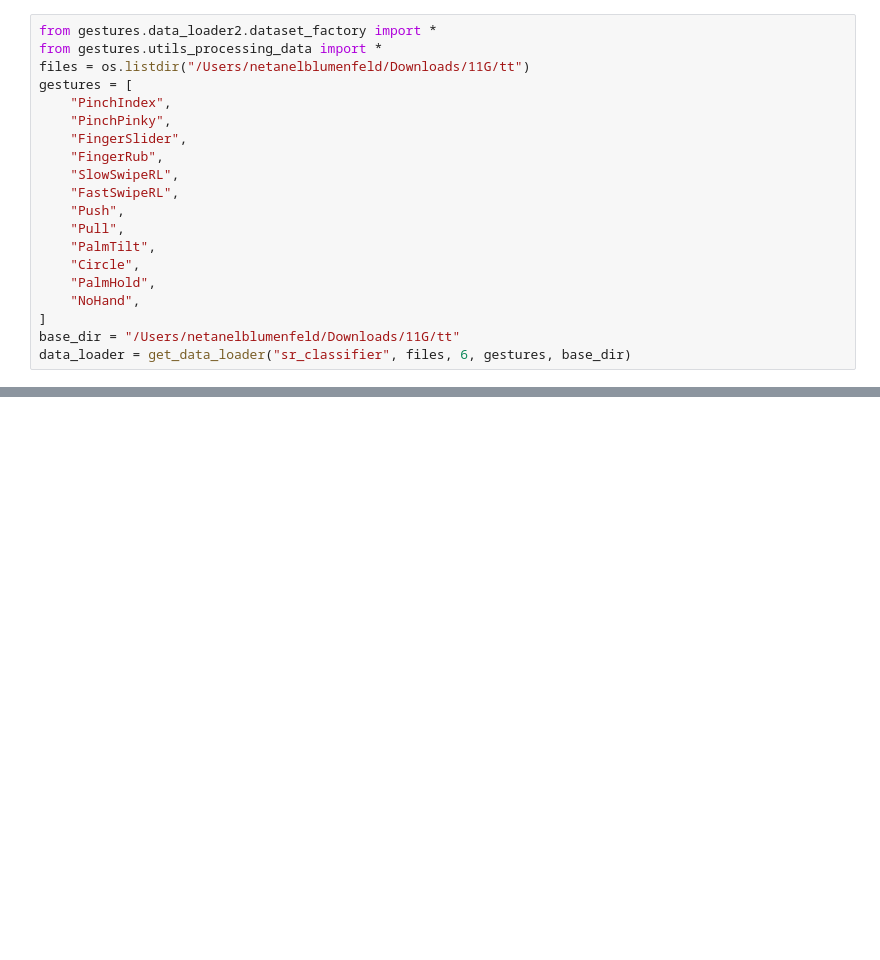
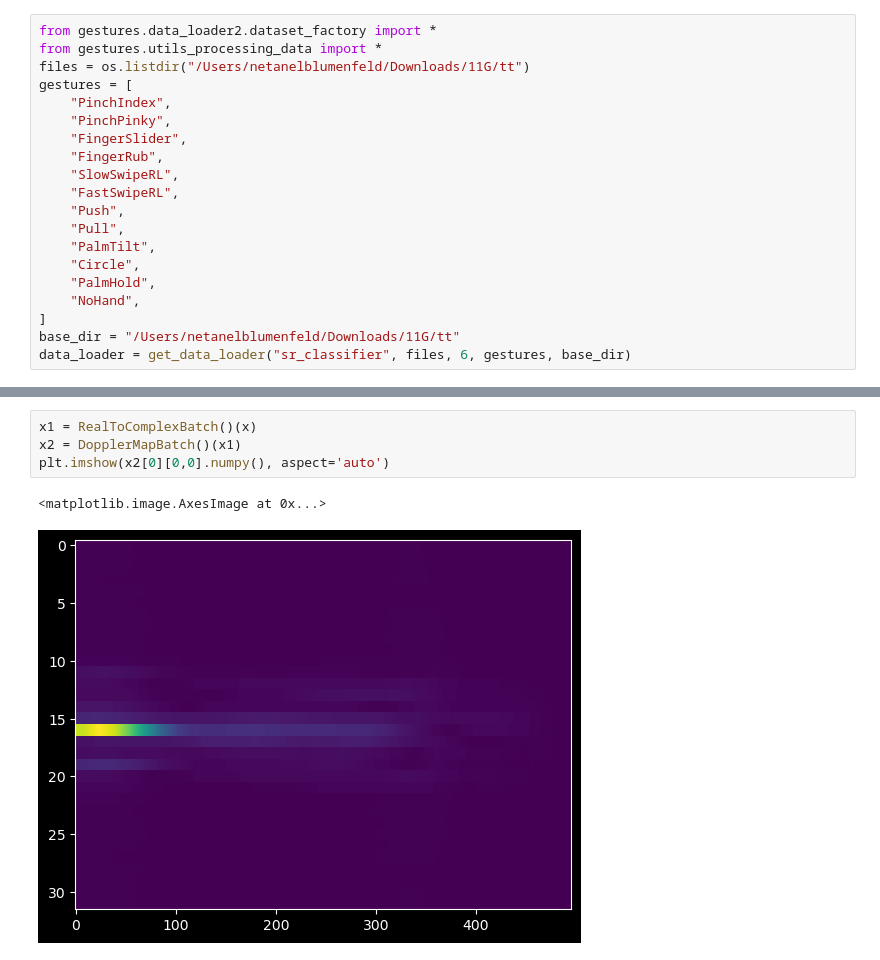
Before and after one commit to NetanelBlumenfeld/Radar-Sr-Classifer, a Jupyter notebook: python/gestures/notebooks/results.ipynb, the cells around one changed output, grey strips where cells are left out. Drawn from its saved outputs; the diff is of its cells as text; blank space fills up the shorter version.

```diff
--- a/python/gestures/notebooks/results.ipynb
+++ b/python/gestures/notebooks/results.ipynb
@@ -58,0 +54,7 @@ True
+# %%
+x1 = RealToComplexBatch()(x)
+x2 = DopplerMapBatch()(x1)
+plt.imshow(x2[0][0,0].numpy(), aspect='auto')
+# %% [output]
+<matplotlib.image.AxesImage at 0x...>
+[figure, added]
```
Also changed, not shown: parts of 5 cells of this notebook, 9 other files.
